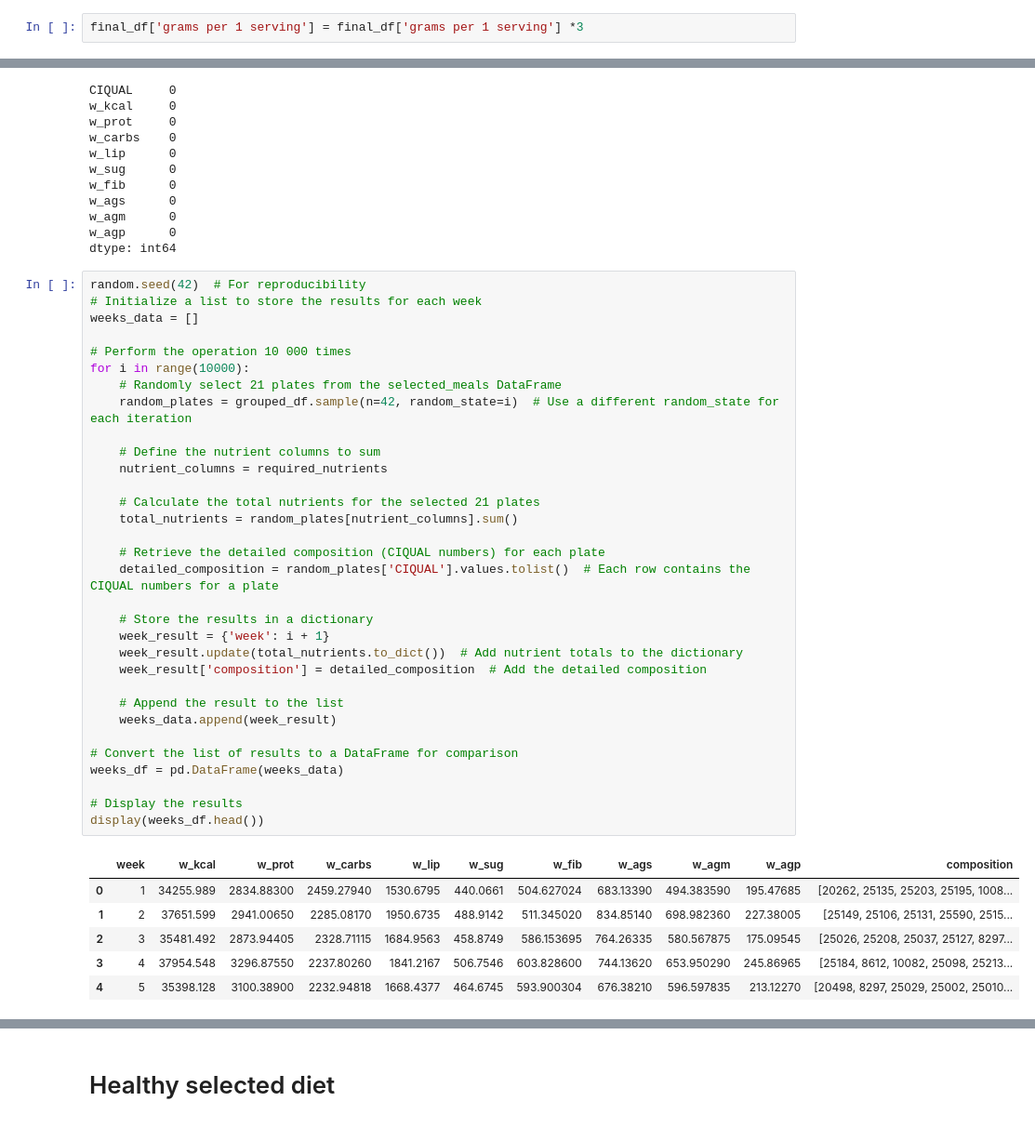
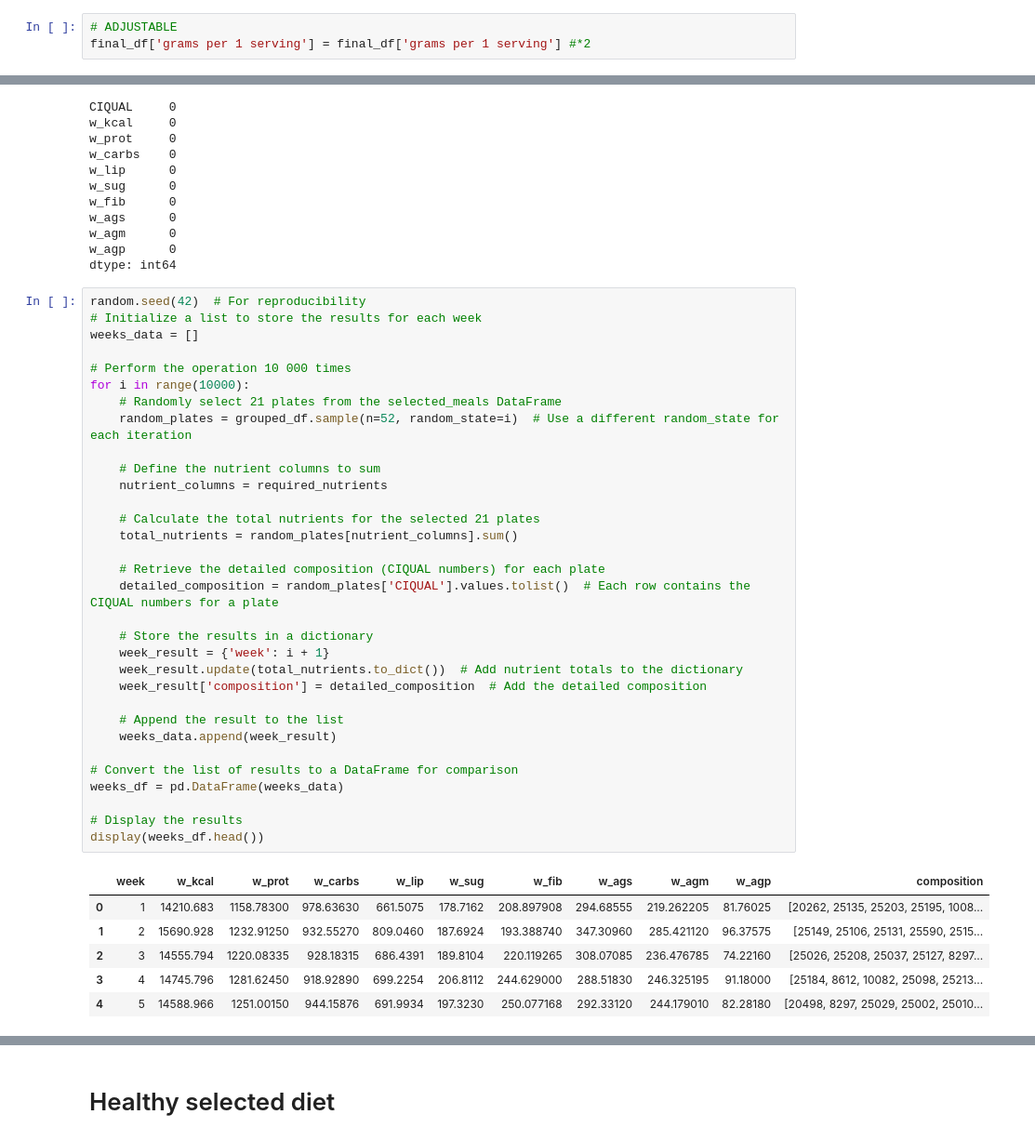
Before and after one commit to S1mDu/LCA, a Jupyter notebook: diets20.ipynb, the cells around one changed output, grey strips where cells are left out. Shown at 93% size. Saved outputs shown, nothing was run; the diff lists cells and outputs as text.

```diff
--- a/diets20.ipynb
+++ b/diets20.ipynb
@@ -191,7 +191,8 @@ final_df = merged_data[['CIQUAL', 'Nom Plat', "Groupe d'aliment Plat", "Sous-gro
        'Fibres alimentaires (g/100 g)', 'AG saturés (g/100 g)',
        'AG monoinsaturés (g/100 g)', 'AG polyinsaturés (g/100 g)']]
 # %%
-final_df['grams per 1 serving'] = final_df['grams per 1 serving'] *3
+# ADJUSTABLE
+final_df['grams per 1 serving'] = final_df['grams per 1 serving'] #*2
 # %%
 final_df['Nom Plat'].unique()
 # %% [output]
@@ -337,39 +365,39 @@ random.seed(42)  # For reproducibility
 weeks_data = []
 
 # Perform the operation 10 000 times
 for i in range(10000):
     # Randomly select 21 plates from the selected_meals DataFrame
-    random_plates = grouped_df.sample(n=42, random_state=i)  # Use a different random_state for each iteration
+    random_plates = grouped_df.sample(n=52, random_state=i)  # Use a different random_state for each iteration
 
     # Define the nutrient columns to sum
     nutrient_columns = required_nutrients
 
     # Calculate the total nutrients for the selected 21 plates
     total_nutrients = random_plates[nutrient_columns].sum()
 
     # Retrieve the detailed composition (CIQUAL numbers) for each plate
     detailed_composition = random_plates['CIQUAL'].values.tolist()  # Each row contains the CIQUAL numbers for a plate
 
     # Store the results in a dictionary
     week_result = {'week': i + 1}
     week_result.update(total_nutrients.to_dict())  # Add nutrient totals to the dictionary
     week_result['composition'] = detailed_composition  # Add the detailed composition
 
     # Append the result to the list
     weeks_data.append(week_result)
 
 # Convert the list of results to a DataFrame for comparison
 weeks_df = pd.DataFrame(weeks_data)
 
 # Display the results
 display(weeks_df.head())
 # %% [output]
 |  | week | w_kcal | w_prot | w_carbs | w_lip | w_sug | w_fib | w_ags | w_agm | w_agp | composition |
-| 0 | 1 | 34255.989 | 2834.88300 | 2459.27940 | 1530.6795 | 440.0661 | 504.627024 | 683.13390 | 494.383590 | 195.47685 | [20262, 25135, 25203, 25195, 1008... |
-| 1 | 2 | 37651.599 | 2941.00650 | 2285.08170 | 1950.6735 | 488.9142 | 511.345020 | 834.85140 | 698.982360 | 227.38005 | [25149, 25106, 25131, 25590, 2515... |
-| 2 | 3 | 35481.492 | 2873.94405 | 2328.71115 | 1684.9563 | 458.8749 | 586.153695 | 764.26335 | 580.567875 | 175.09545 | [25026, 25208, 25037, 25127, 8297... |
-| 3 | 4 | 37954.548 | 3296.87550 | 2237.80260 | 1841.2167 | 506.7546 | 603.828600 | 744.13620 | 653.950290 | 245.86965 | [25184, 8612, 10082, 25098, 25213... |
-| 4 | 5 | 35398.128 | 3100.38900 | 2232.94818 | 1668.4377 | 464.6745 | 593.900304 | 676.38210 | 596.597835 | 213.12270 | [20498, 8297, 25029, 25002, 25010... |
+| 0 | 1 | 14210.683 | 1158.78300 | 978.63630 | 661.5075 | 178.7162 | 208.897908 | 294.68555 | 219.262205 | 81.76025 | [20262, 25135, 25203, 25195, 1008... |
+| 1 | 2 | 15690.928 | 1232.91250 | 932.55270 | 809.0460 | 187.6924 | 193.388740 | 347.30960 | 285.421120 | 96.37575 | [25149, 25106, 25131, 25590, 2515... |
+| 2 | 3 | 14555.794 | 1220.08335 | 928.18315 | 686.4391 | 189.8104 | 220.119265 | 308.07085 | 236.476785 | 74.22160 | [25026, 25208, 25037, 25127, 8297... |
+| 3 | 4 | 14745.796 | 1281.62450 | 918.92890 | 699.2254 | 206.8112 | 244.629000 | 288.51830 | 246.325195 | 91.18000 | [25184, 8612, 10082, 25098, 25213... |
+| 4 | 5 | 14588.966 | 1251.00150 | 944.15876 | 691.9934 | 197.3230 | 250.077168 | 292.33120 | 244.179010 | 82.28180 | [20498, 8297, 25029, 25002, 25010... |
 # %%
 grouped_df[grouped_df['w_kcal'] == grouped_df['w_kcal'].min()]
 # %% [output]
```
Also changed, not shown: parts of 11 cells of this notebook.
